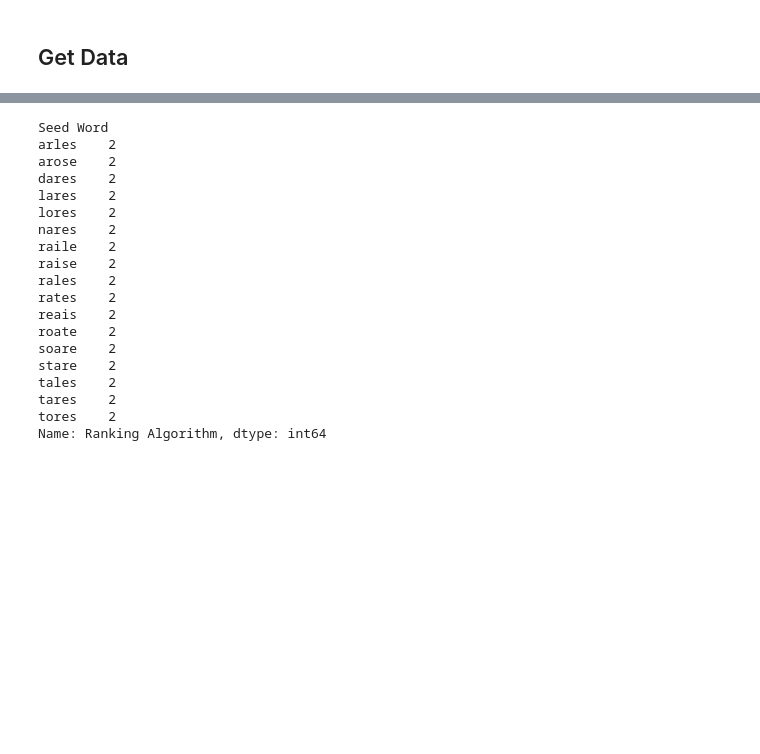
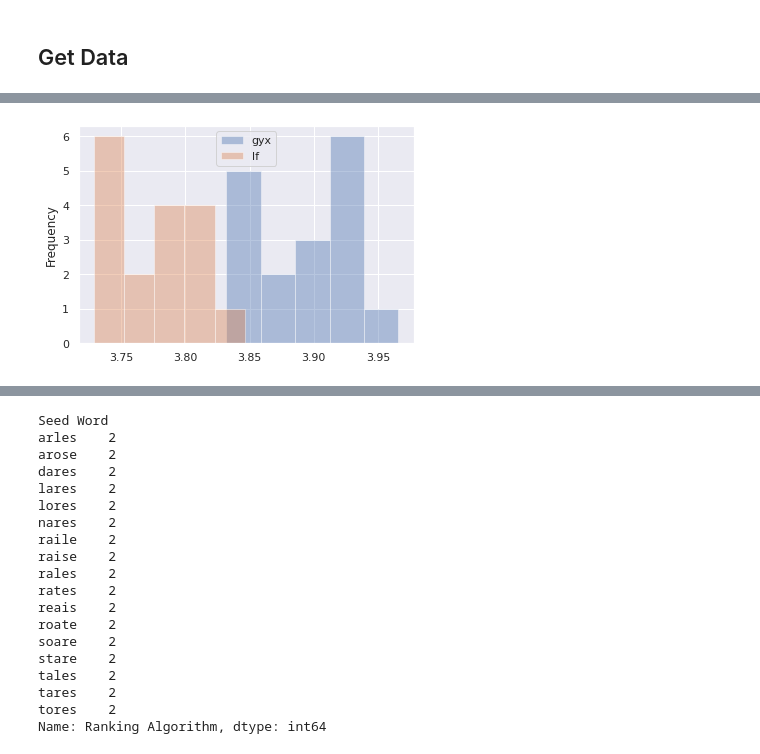
Before and after one commit to chrischow/wordle_solver, a Jupyter notebook: kaggle_kernel_output.ipynb, the cells around one changed output, grey strips where cells are left out. Drawn from its saved outputs; the diff is of its cells as text; code cells hidden in the pictures; blank space fills up the shorter version.

```diff
--- a/kaggle_kernel_output.ipynb
+++ b/kaggle_kernel_output.ipynb
@@ -143,3 +125,9 @@ df.sort_values('avg_rank')
+# %%
+df.groupby('Ranking Algorithm')['Mean Steps'].plot.hist(alpha=0.4, bins=5)
+plt.legend()
+plt.show()
+# %% [output]
+[figure, added]
 # %%
 df.sort_values('Mean Steps').groupby('Ranking Algorithm').first()
 # %% [output]
```
Also changed, not shown: parts of 21 cells of this notebook, 37 other files.
